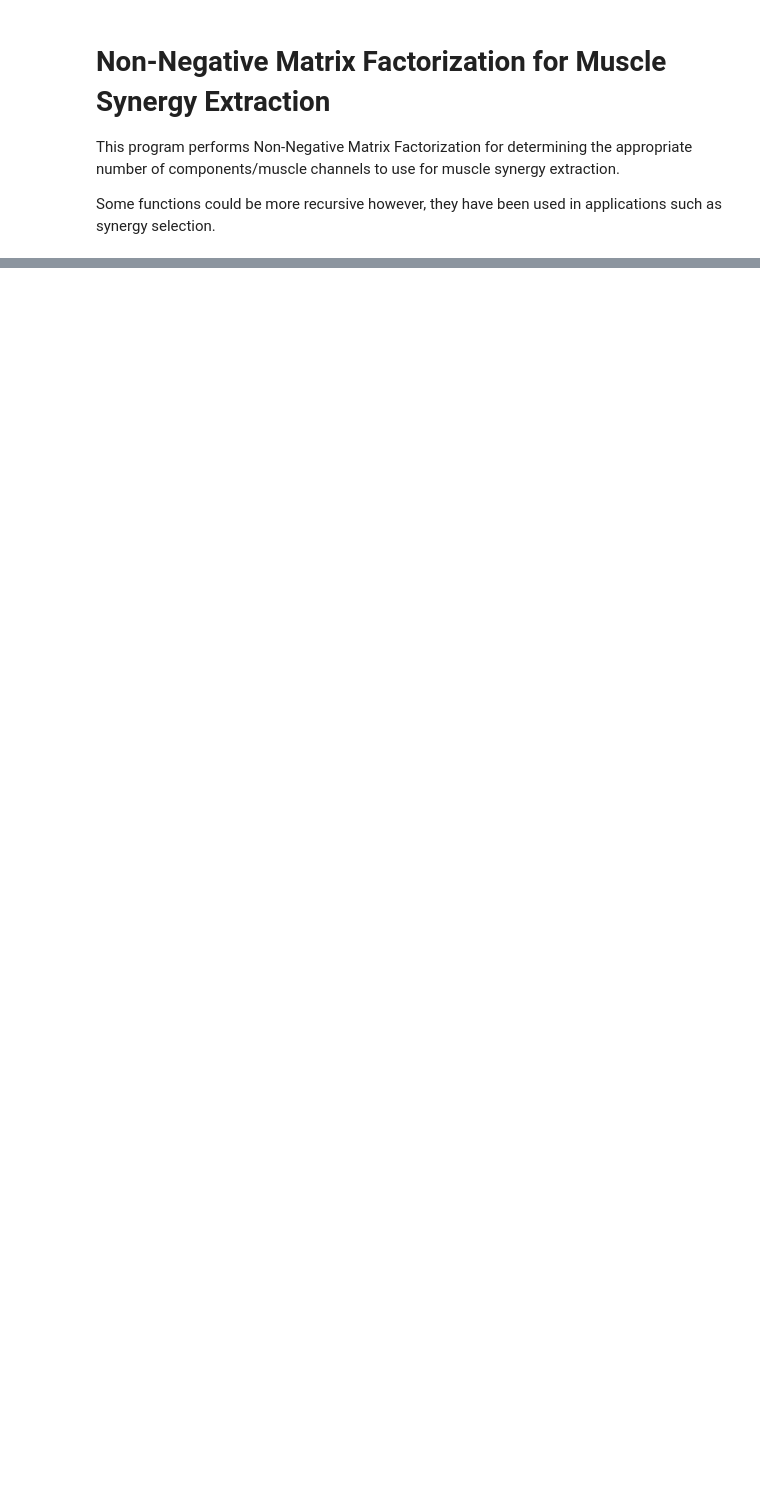
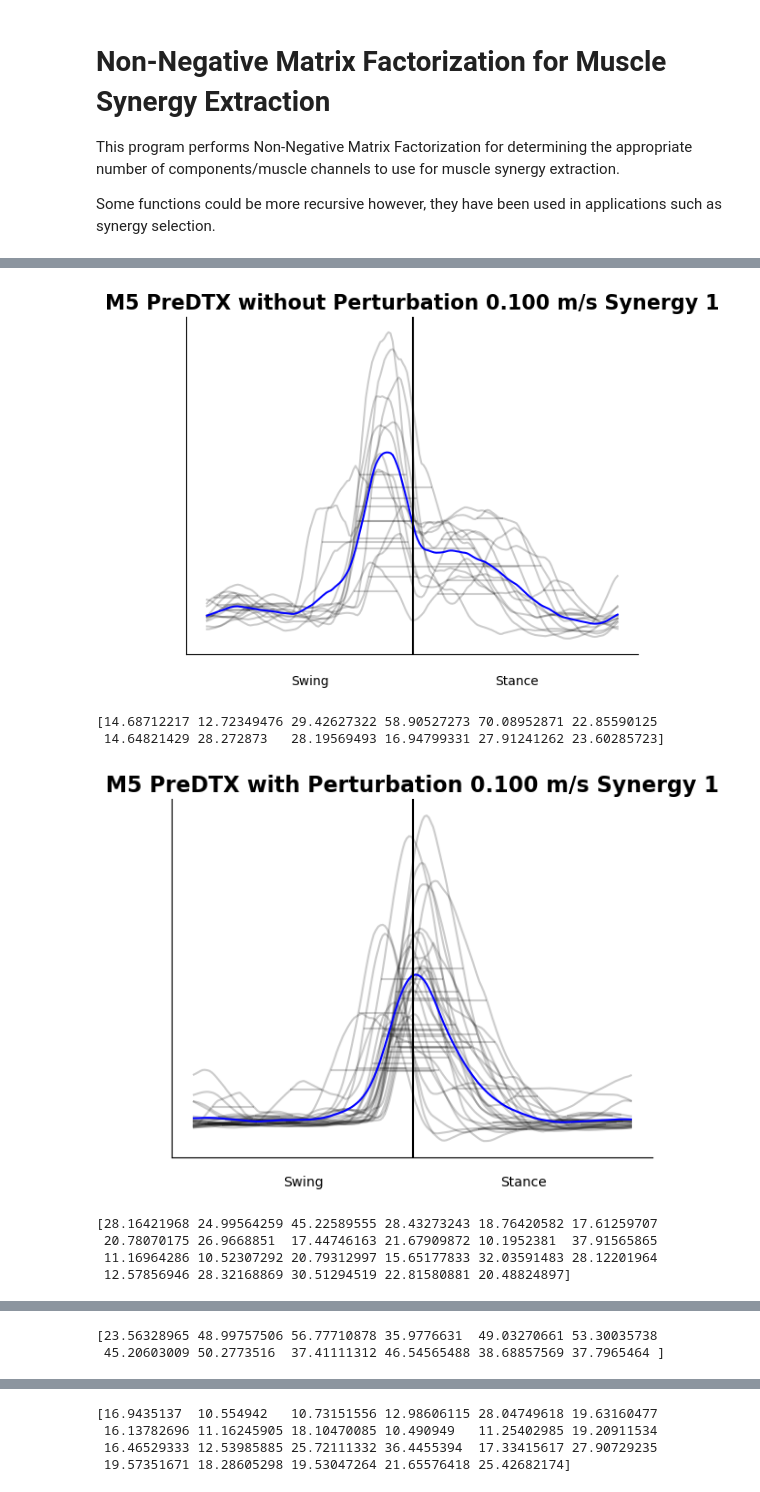
Before and after one commit to Kenmac589/lab-analysis, a Jupyter notebook: committee_meeting-1/synergies/motorpyrimitives.ipynb, the cells around one changed output, grey strips where cells are left out. Drawn from its saved outputs; the diff is of its cells as text; code cells hidden in the pictures; blank space fills up the shorter version.

Commit message:
Working figures for synergies

```diff
--- a/committee_meeting-1/synergies/motorpyrimitives.ipynb
+++ b/committee_meeting-1/synergies/motorpyrimitives.ipynb
@@ -253,0 +373,43 @@ ValueError: object too deep for desired array
+# %%
+# For preDTX primitives
+synergy_selection = 1
+motor_p_data_non = pd.read_csv('./predtx-non-primitives.txt', header=None)
+motor_p_preDTX_non = motor_p_data_non.to_numpy()
+
+motor_p_data_per = pd.read_csv('./predtx-per-primitives.txt', header=None)
+motor_p_preDTX_per = motor_p_data_per.to_numpy()
+
+fwhl_non_syn1 = sel_primitive_trace(motor_p_preDTX_non, synergy_selection, "M5 PreDTX without Perturbation 0.100 m/s Synergy {}".format(synergy_selection))
+
+fwhl_per_syn1 = sel_primitive_trace(motor_p_preDTX_per, synergy_selection, "M5 PreDTX with Perturbation 0.100 m/s Synergy {}".format(synergy_selection))
+
+synergy_selection = 2
+motor_p_data_non = pd.read_csv('./predtx-non-primitives.txt', header=None)
+motor_p_preDTX_non = motor_p_data_non.to_numpy()
+
+motor_p_data_per = pd.read_csv('./predtx-per-primitives.txt', header=None)
+motor_p_preDTX_per = motor_p_data_per.to_numpy()
+
+fwhl_non_syn2 = sel_primitive_trace(motor_p_preDTX_non, synergy_selection, "M5 PreDTX without Perturbation 0.100 m/s Synergy {}".format(synergy_selection))
+
+fwhl_per_syn2 = sel_primitive_trace(motor_p_preDTX_per, synergy_selection, "M5 PreDTX with Perturbation 0.100 m/s Synergy {}".format(synergy_selection))
+
+synergy_selection = 3
+motor_p_data_non = pd.read_csv('./predtx-non-primitives.txt', header=None)
+motor_p_preDTX_non = motor_p_data_non.to_numpy()
+
+motor_p_data_per = pd.read_csv('./predtx-per-primitives.txt', header=None)
+motor_p_preDTX_per = motor_p_data_per.to_numpy()
+
+fwhl_non_syn3 = sel_primitive_trace(motor_p_preDTX_non, synergy_selection, "M5 PreDTX without Perturbation 0.100 m/s Synergy {}".format(synergy_selection))
+
+fwhl_per_syn3 = sel_primitive_trace(motor_p_preDTX_per, synergy_selection, "M5 PreDTX with Perturbation 0.100 m/s Synergy {}".format(synergy_selection))
+# %% [output]
+[figure, added]
+[14.68712217 12.72349476 29.42627322 58.90527273 70.08952871 22.85590125
+ 14.64821429 28.272873   28.19569493 16.94799331 27.91241262 23.60285723]
+[figure, added]
+[28.16421968 24.99564259 45.22589555 28.43273243 18.76420582 17.61259707
+ 20.78070175 26.9668851  17.44746163 21.67909872 10.1952381  37.91565865
+ 11.16964286 10.52307292 20.79312997 15.65177833 32.03591483 28.12201964
+ 12.57856946 28.32168869 30.51294519 22.81580881 20.48824897]
@@ -253,0 +417,2 @@ ValueError: object too deep for desired array
+[23.56328965 48.99757506 56.77710878 35.9776631  49.03270661 53.30035738
+ 45.20603009 50.2773516  37.41111312 46.54565488 38.68857569 37.7965464 ]
@@ -253,0 +420,4 @@ ValueError: object too deep for desired array
+[16.9435137  10.554942   10.73151556 12.98606115 28.04749618 19.63160477
+ 16.13782696 11.16245905 18.10470085 10.490949   11.25402985 19.20911534
+ 16.46529333 12.53985885 25.72111332 36.4455394  17.33415617 27.90729235
+ 19.57351671 18.28605298 19.53047264 21.65576418 25.42682174]
```
Also changed, not shown: parts of 7 cells of this notebook, 14 other files.
